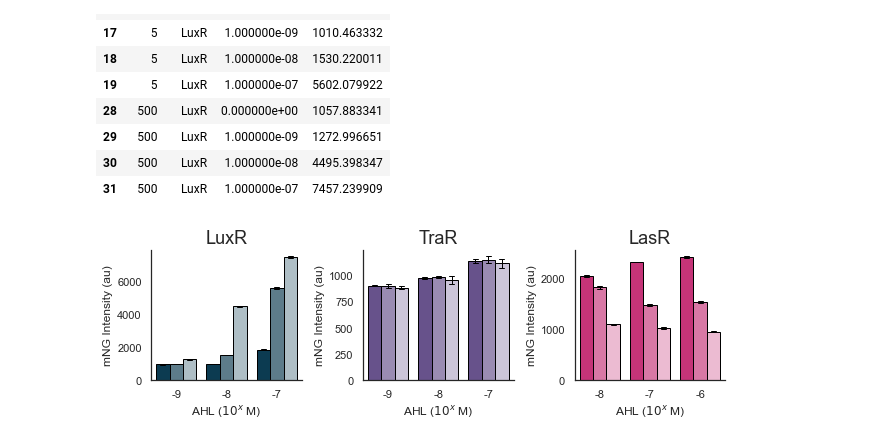
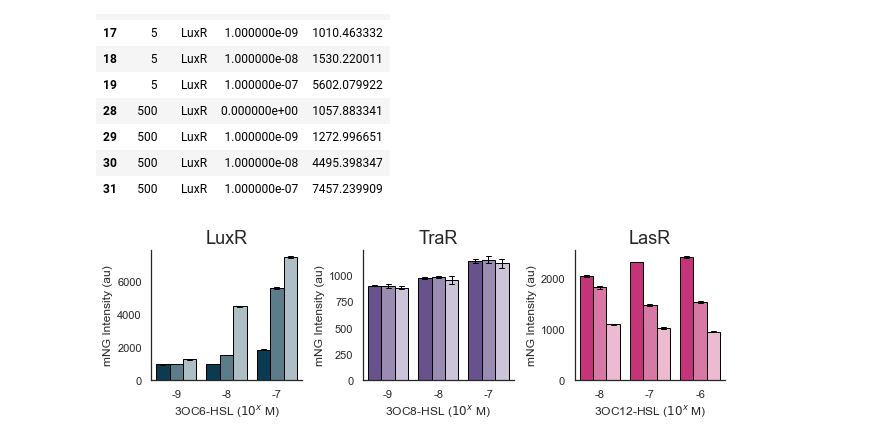
Before and after one commit to Jsakkos/cyano-sync, a Jupyter notebook: notebooks/cross-activation.ipynb, the cells around one changed output. Cells and saved outputs as stored; diff of their text form; code cells hidden in the pictures.

```diff
--- a/notebooks/cross-activation.ipynb
+++ b/notebooks/cross-activation.ipynb
@@ -260,20 +260,27 @@ cross.loc[cross.Family=='LuxR']
 # %%
 colors = ['#003f5c','#644895','#dd1c77']
 sns.set_context('notebook')
 sns.set_style('white')
 families = ['LuxR','TraR','LasR']
 locations=['upper left','upper left','upper right']
 f, axes = plt.subplots(ncols=3,figsize=(9,3))
 
-for ax,family in zip(axes.ravel(),families):
-    sns.barplot(x='logAHL',y='FITC-A',hue='IPTG',ci='sd',data=cross_mfi.loc[cross_mfi.Family==family],ax=ax,palette=AHL_cols(family,3),edgecolor='k',capsize=.1,errcolor='k',errwidth=1)
-    ax.set_title(family,fontsize=18)
+for ax,Family in zip(axes.ravel(),families):
+    sns.barplot(x='logAHL',y='FITC-A',hue='IPTG',ci='sd',data=cross_mfi.loc[cross_mfi.Family==Family],ax=ax,palette=AHL_cols(Family,3),edgecolor='k',capsize=.1,errcolor='k',errwidth=1)
+    ax.set_title(Family,fontsize=18)
     ax.legend_.remove()
     #ax.legend(title=r'IPTG ($\mu$M)',loc='upper left')
-    ax.set_xlabel(r'AHL ($10^x$ M)')
+    #ax.set_xlabel(r'AHL ($10^x$ M)')
+    if Family == "LuxR":
+        xlabel = '3OC6-HSL'
+    elif Family == 'TraR':
+        xlabel = '3OC8-HSL'
+    elif Family == 'LasR':
+        xlabel = '3OC12-HSL'
+    ax.set_xlabel(f'{xlabel} ($10^x$ M)')
     ax.set_ylabel('mNG Intensity (au)')
 sns.despine()
 f.tight_layout()
 f.savefig(r'../Figures/cross-activation.pdf',bbox_inches='tight')
 # %% [output]
-[figure, old version]
+[figure, new version]
```
Also changed, not shown: 3 other files.
